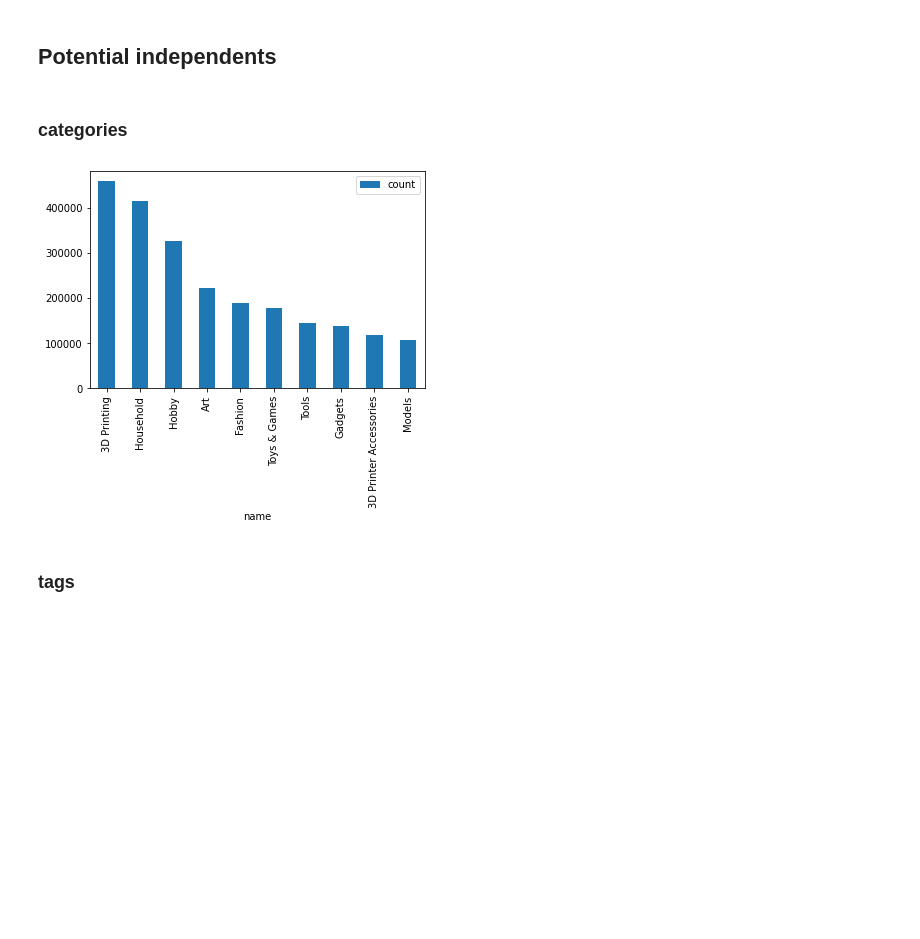
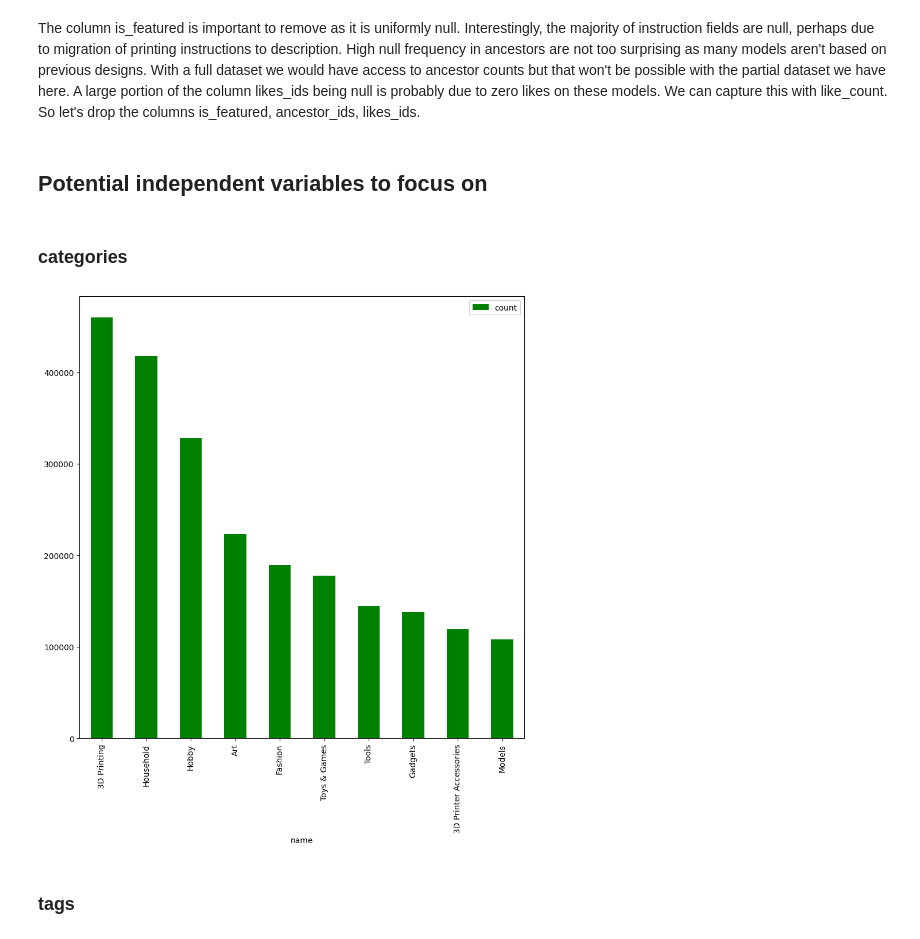
Before and after one commit to javathejhut/ThingiStat, a Jupyter notebook: notebooks/EDA_feature_engineering_importance.ipynb, the cells around one changed output. Cells and saved outputs as stored; diff of their text form; code cells hidden in the pictures; blank space fills up the shorter version.

```diff
--- a/notebooks/EDA_feature_engineering_importance.ipynb
+++ b/notebooks/EDA_feature_engineering_importance.ipynb
@@ -14,8 +11,12 @@ import sys
 import json
 from datetime import datetime, timezone
 from sklearn.preprocessing import OneHotEncoder
+from sklearn.model_selection import GridSearchCV, train_test_split, RepeatedStratifiedKFold
+from sklearn.ensemble import RandomForestRegressor
 
 sys.path.append('../')
 from src.db_structure import DB_DIR
 from src.db_utils import ThingDB
+
+plt.rcParams['figure.figsize'] = [10, 10]
 # %% [markdown]
@@ -23,5 +24,5 @@ Load instance of DB snapshot:
 # %%
-db_filename = os.path.join(DB_DIR, "default_thingistat_snapshot_1.db")
+db_filename = os.path.join(DB_DIR, "default_thingistat.db")
 thing_db = ThingDB(db_filename)
 # %%
 things_df = thing_db.get_table("things")
@@ -45,0 +96,2 @@ tags in snapshot 21623
+# %% [markdown]
+The column is_featured is important to remove as it is uniformly null. Interestingly, the majority of instruction fields are null, perhaps due to migration of printing instructions to description. High null frequency in ancestors are not too surprising as many models aren't based on previous designs. With a full dataset we would have access to ancestor counts but that won't be possible with the partial dataset we have here. A large portion of the column likes_ids being null is probably due to zero likes on these models. We can capture this with like_count. So let's drop the columns is_featured, ancestor_ids, likes_ids.
@@ -46,15 +100,15 @@ tags in snapshot 21623
 # %% [markdown]
-## Potential independents
+## Potential independent variables to focus on
 # %% [markdown]
 ### categories
 # %%
-# category counts are independent of the sampling of things in the database
+# category counts are independent of the sampling of things in the database (as long as it is sufficiently sampled)
 sorted_categories = categories_df.sort_values('count', ascending=False)[:10]
-sorted_categories.plot(x='name', y='count', kind='bar')
+sorted_categories.plot(x='name', y='count', kind='bar', color='g')
 
 plt.show()
 # %% [output]
-[figure, old version]
+[figure, new version]
 # %% [markdown]
 ### tags
 # %%
```
Also changed, not shown: parts of 49 cells of this notebook.
